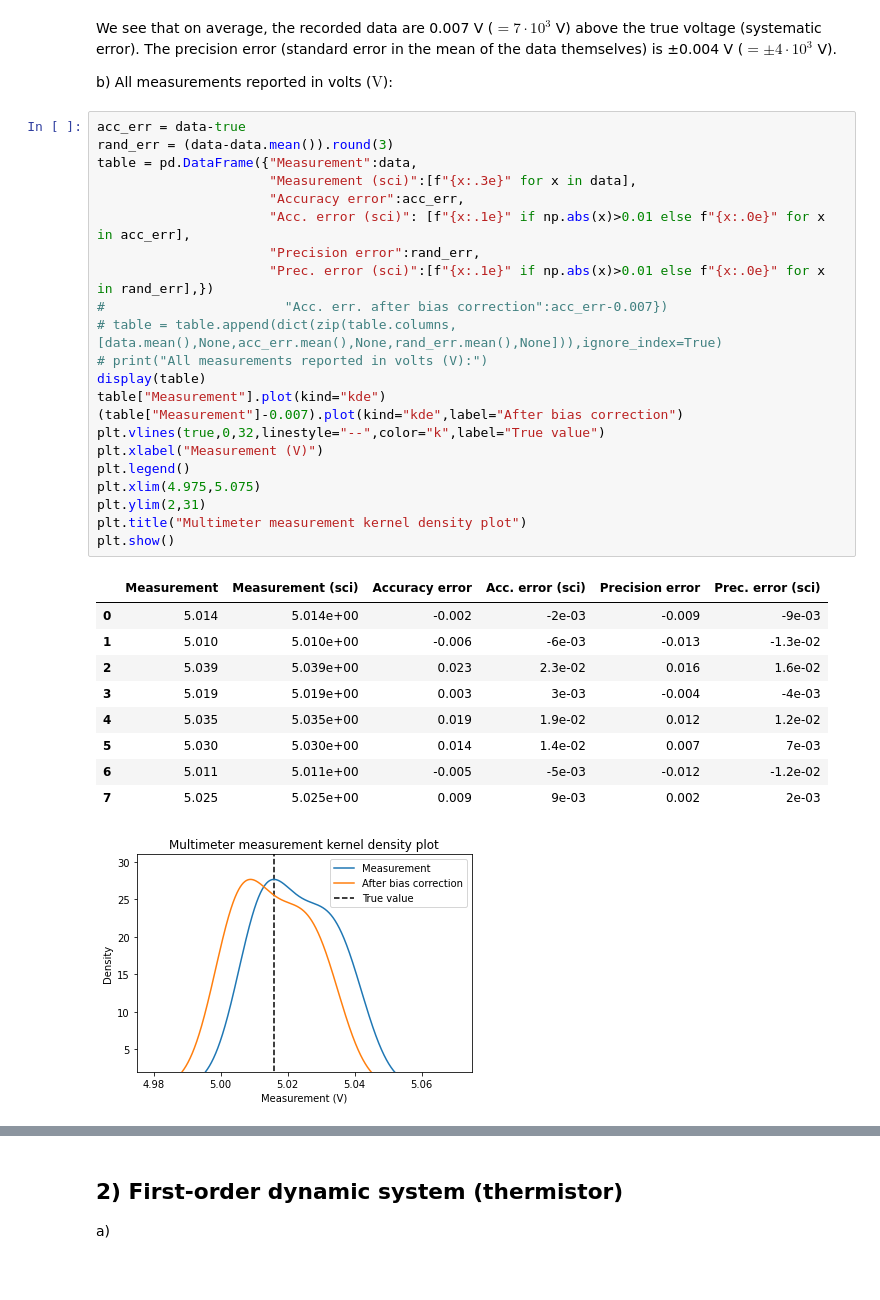
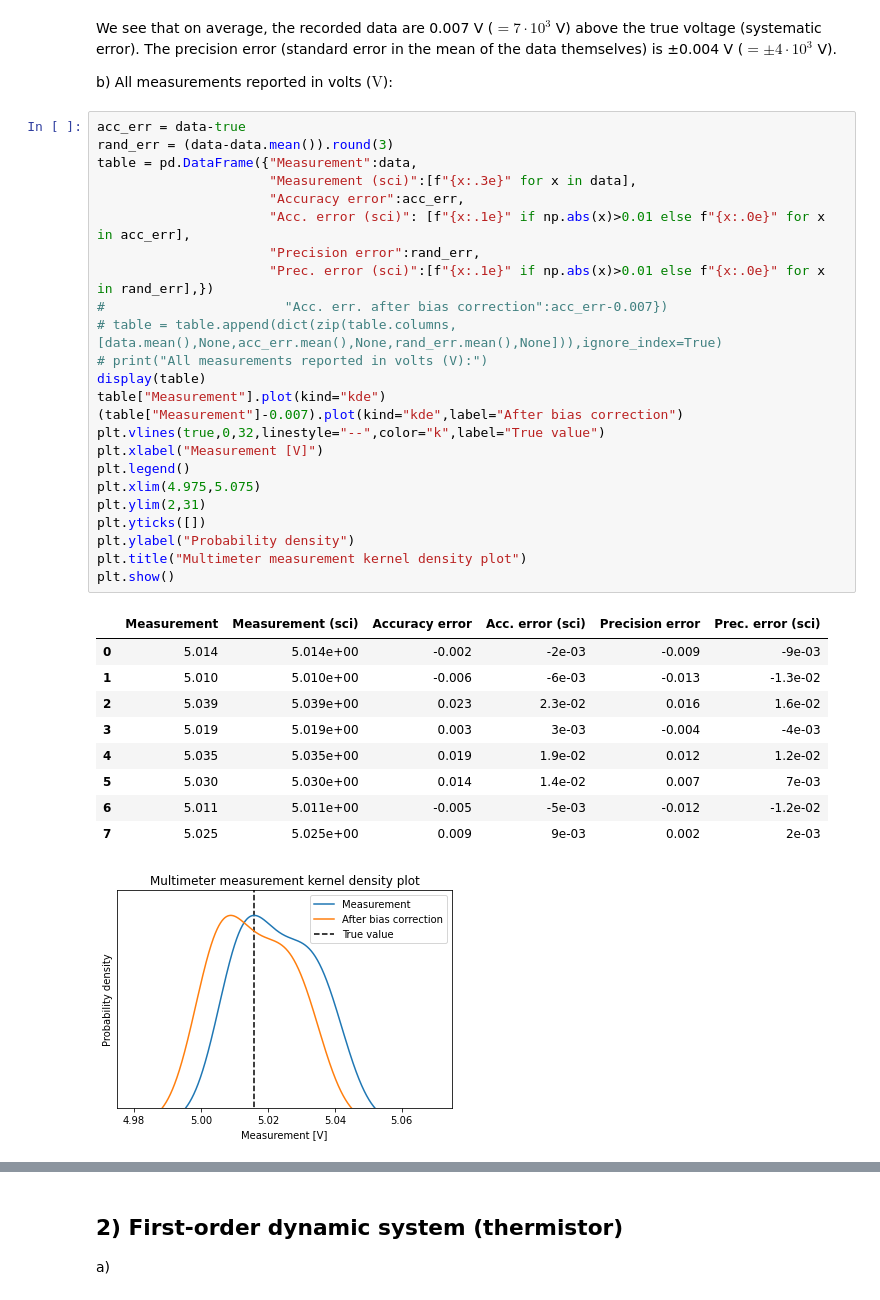
Before and after one commit to cgobat/MAE-3120, a Jupyter notebook: Homework/HW 01.ipynb, the cells around one changed output, grey strips where cells are left out. Saved outputs shown, nothing was run; the diff lists cells and outputs as text.

```diff
--- a/Homework/HW 01.ipynb
+++ b/Homework/HW 01.ipynb
@@ -37,35 +37,37 @@ b) All measurements reported in volts ($\text{V}$):
 acc_err = data-true
 rand_err = (data-data.mean()).round(3)
 table = pd.DataFrame({"Measurement":data,
                       "Measurement (sci)":[f"{x:.3e}" for x in data],
                       "Accuracy error":acc_err,
                       "Acc. error (sci)": [f"{x:.1e}" if np.abs(x)>0.01 else f"{x:.0e}" for x in acc_err],
                       "Precision error":rand_err,
                       "Prec. error (sci)":[f"{x:.1e}" if np.abs(x)>0.01 else f"{x:.0e}" for x in rand_err],})
 #                       "Acc. err. after bias correction":acc_err-0.007})
 # table = table.append(dict(zip(table.columns,[data.mean(),None,acc_err.mean(),None,rand_err.mean(),None])),ignore_index=True)
 # print("All measurements reported in volts (V):")
 display(table)
 table["Measurement"].plot(kind="kde")
 (table["Measurement"]-0.007).plot(kind="kde",label="After bias correction")
 plt.vlines(true,0,32,linestyle="--",color="k",label="True value")
-plt.xlabel("Measurement (V)")
+plt.xlabel("Measurement [V]")
 plt.legend()
 plt.xlim(4.975,5.075)
 plt.ylim(2,31)
+plt.yticks([])
+plt.ylabel("Probability density")
 plt.title("Multimeter measurement kernel density plot")
 plt.show()
 # %% [output]
 |  | Measurement | Measurement (sci) | Accuracy error | Acc. error (sci) | Precision error | Prec. error (sci) |
 | 0 | 5.014 | 5.014e+00 | -0.002 | -2e-03 | -0.009 | -9e-03 |
 | 1 | 5.010 | 5.010e+00 | -0.006 | -6e-03 | -0.013 | -1.3e-02 |
 | 2 | 5.039 | 5.039e+00 | 0.023 | 2.3e-02 | 0.016 | 1.6e-02 |
 | 3 | 5.019 | 5.019e+00 | 0.003 | 3e-03 | -0.004 | -4e-03 |
 | 4 | 5.035 | 5.035e+00 | 0.019 | 1.9e-02 | 0.012 | 1.2e-02 |
 | 5 | 5.030 | 5.030e+00 | 0.014 | 1.4e-02 | 0.007 | 7e-03 |
 | 6 | 5.011 | 5.011e+00 | -0.005 | -5e-03 | -0.012 | -1.2e-02 |
 | 7 | 5.025 | 5.025e+00 | 0.009 | 9e-03 | 0.002 | 2e-03 |
-[figure, old version]
+[figure, new version]
 # %% [markdown]
 c) The multimeter could be made more accurate by introducing a bias correction offset of $-0.007\text{ V}$ to eliminate the systematic (average accuracy) error.
 
```
Also changed, not shown: parts of 16 cells of this notebook.
